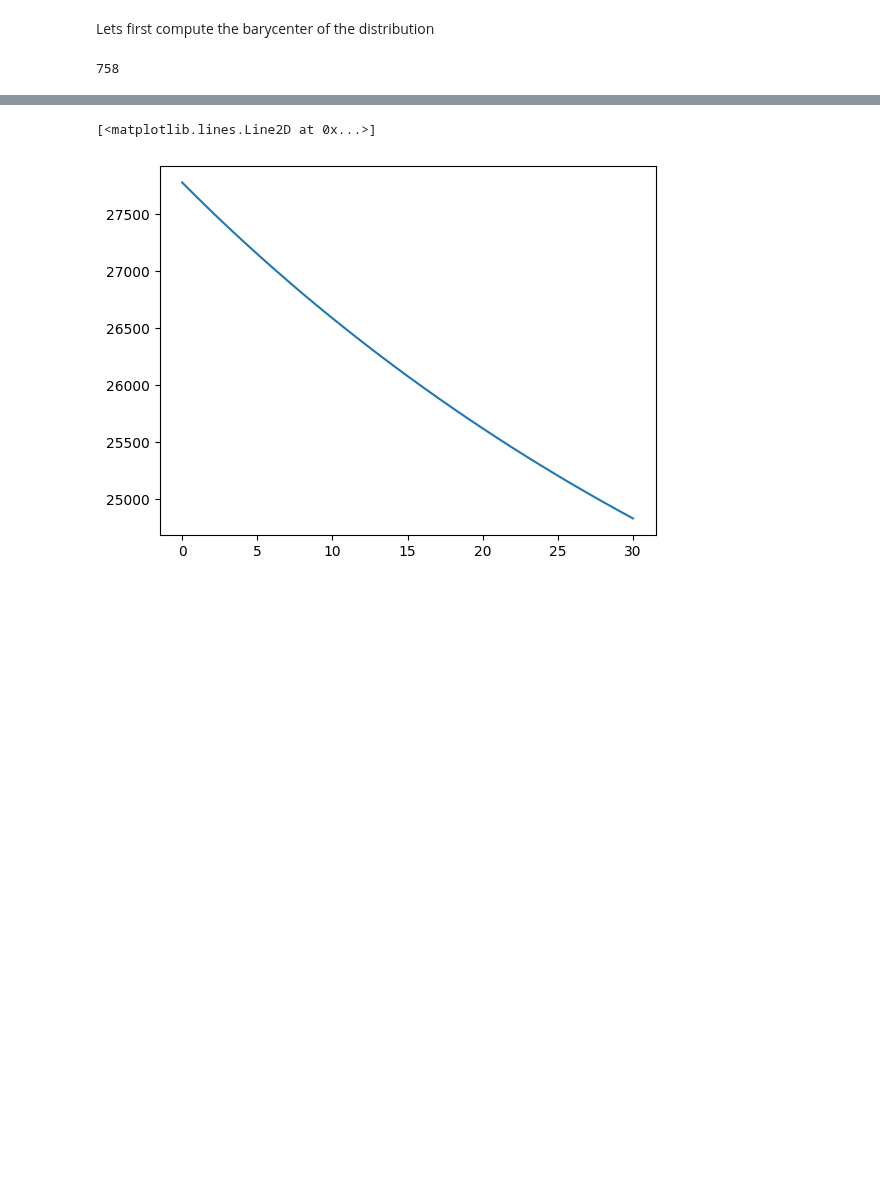
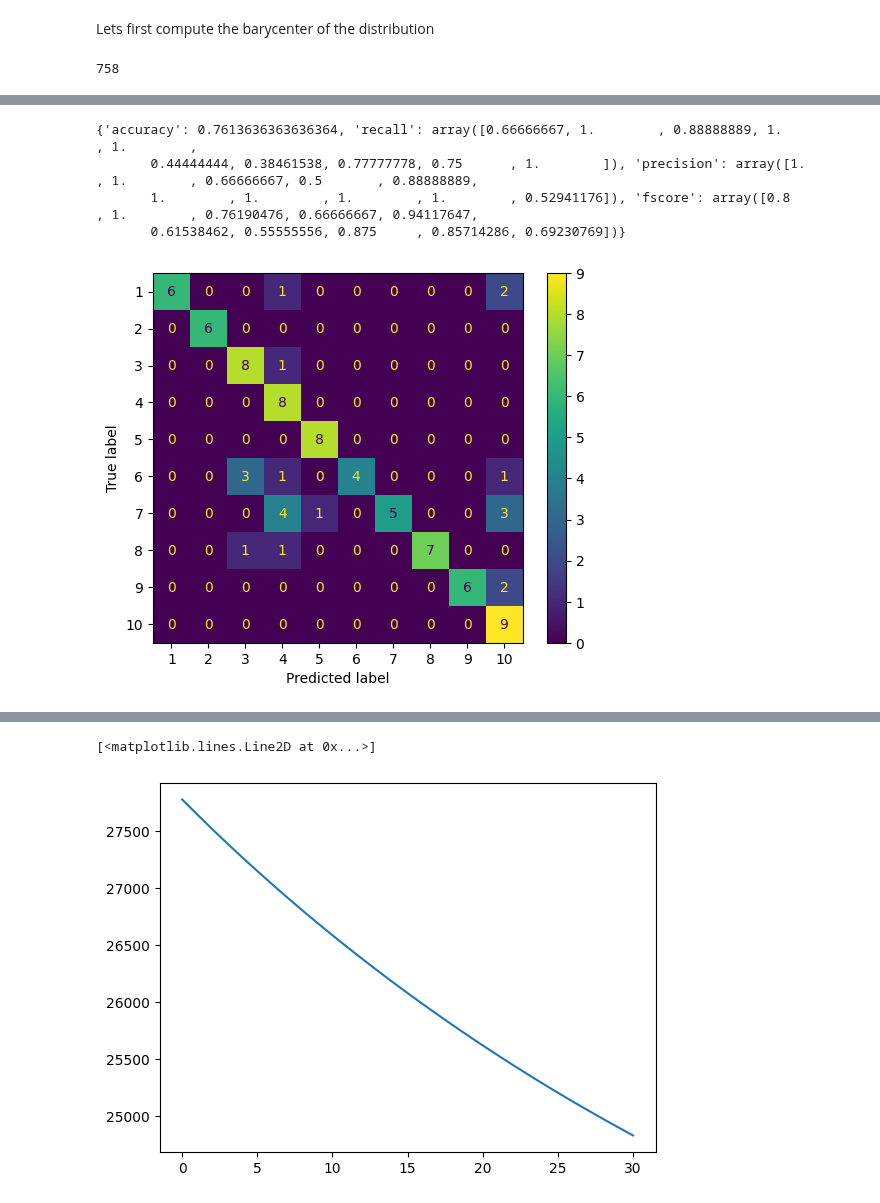
Before and after one commit to balazsmorv/fmri_classifier, a Jupyter notebook: Office-Caltech/office-caltech-simple.ipynb, the cells around one changed output, grey strips where cells are left out. Drawn from its saved outputs; the diff is of its cells as text; code cells hidden in the pictures; blank space fills up the shorter version.

```diff
--- a/Office-Caltech/office-caltech-simple.ipynb
+++ b/Office-Caltech/office-caltech-simple.ipynb
@@ -301,0 +392,10 @@ torch.Size([88, 4096])
+# %%
+metrics, disp = test_svm(barysvm, transported_xs.cpu(), y_trains[0].cpu())
+disp.plot()
+print(metrics)
+# %% [output]
+{'accuracy': 0.7613636363636364, 'recall': array([0.66666667, 1.        , 0.88888889, 1.        , 1.        ,
+       0.44444444, 0.38461538, 0.77777778, 0.75      , 1.        ]), 'precision': array([1.        , 1.        , 0.66666667, 0.5       , 0.88888889,
+       1.        , 1.        , 1.        , 1.        , 0.52941176]), 'fscore': array([0.8       , 1.        , 0.76190476, 0.66666667, 0.94117647,
+       0.61538462, 0.55555556, 0.875     , 0.85714286, 0.69230769])}
+[figure, added]
```
Also changed, not shown: parts of 17 cells of this notebook, 7 other files.
